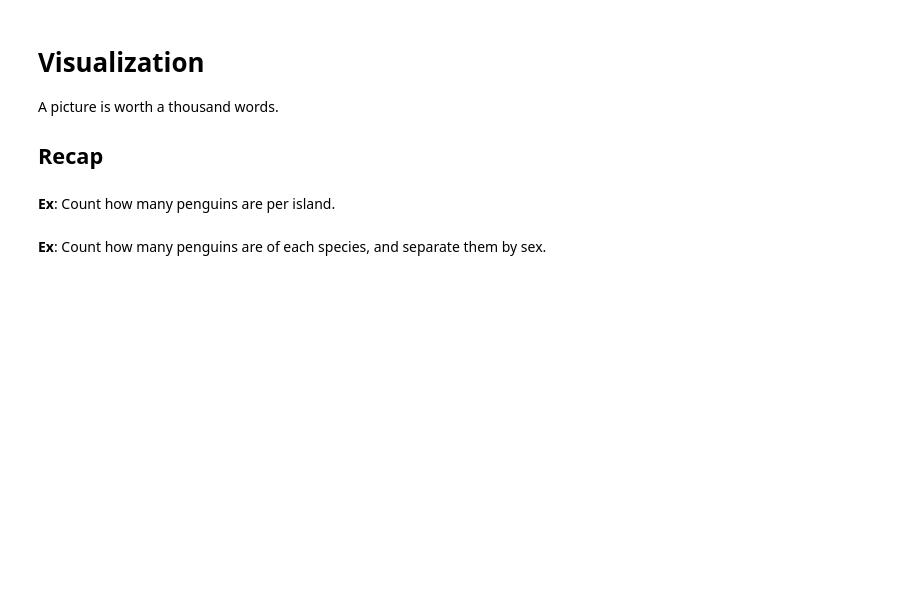
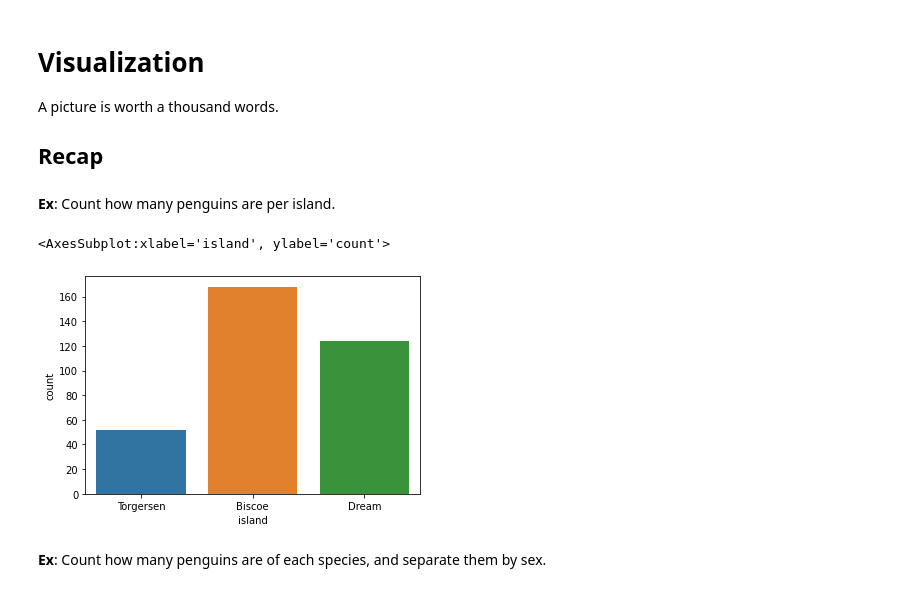
Before and after one commit to Ironhack-Data-Madrid-Febrero-2021/Classroom-Materials, a Jupyter notebook: module-1/20-visualization2.ipynb, the cells around one changed output. Drawn from its saved outputs; the diff is of its cells as text; code cells hidden in the pictures; blank space fills up the shorter version.

```diff
--- a/module-1/20-visualization2.ipynb
+++ b/module-1/20-visualization2.ipynb
@@ -14,4 +19,9 @@ penguins = sns.load_dataset('penguins')
 # %% [markdown]
 __Ex__: Count how many penguins are per island.
+# %%
+sns.countplot(x=penguins.island)
+# %% [output]
+<AxesSubplot:xlabel='island', ylabel='count'>
+[figure, added]
 # %% [markdown]
 __Ex__: Count how many penguins are of each species, and separate them by sex.
```
Also changed, not shown: parts of 74 cells of this notebook, 3 other files.
